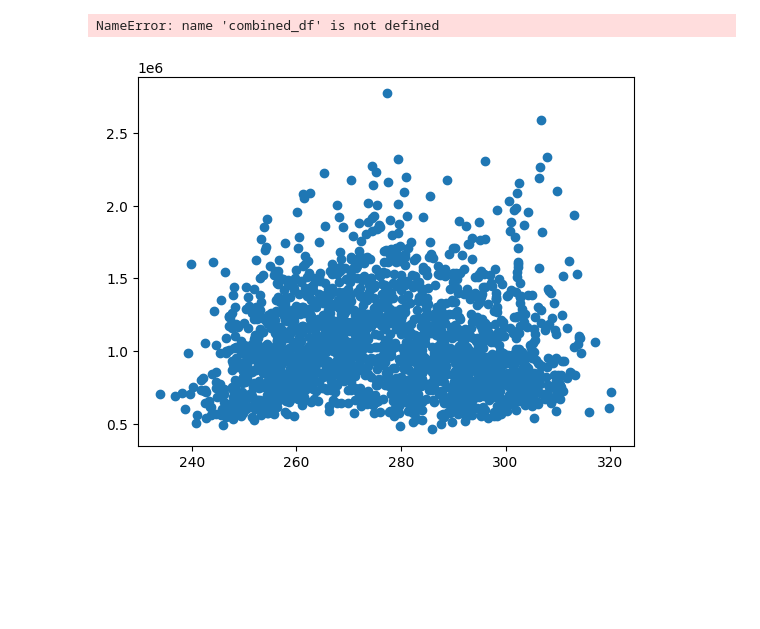
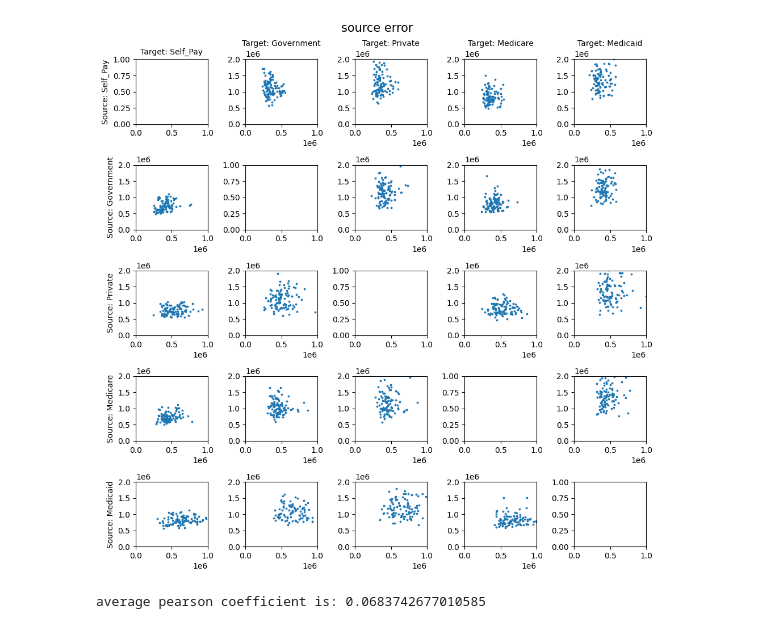
Before and after one commit to causalpathlab/EHR-OT, a Jupyter notebook: mimic_exp/admission/mimic_exp4_bound.ipynb, the cells around one changed output. Drawn from its saved outputs; the diff is of its cells as text; code cells hidden in the pictures; blank space fills up the shorter version.

```diff
--- a/mimic_exp/admission/mimic_exp4_bound.ipynb
+++ b/mimic_exp/admission/mimic_exp4_bound.ipynb
@@ -104,7 +94,0 @@ plt.show()
-# %%
-group_name = "insurance"
-group_1 = 'Medicare'
-group_2 = 'Medicaid'
-score_path = os.path.join(mimic_output_dir, f"exp4_{group_name}_{group_2}2{group_1}_OT.csv")
-score_df = pd.read_csv(score_path, header=0, index_col=None)
-score_df
@@ -125,13 +95,26 @@ score_df
-# %%
-eval_metric = 'rmse'
-# metric_ratios = np.divide(score_df[f'trans_target_{eval_metric}']score_df[f'target_{eval_metric}'], score_df[f'target_{eval_metric}'])
-sc = plt.scatter(combined_df['label_div_score'], combined_df['wa_dist'], c=combined_df[f'trans_target_{eval_metric}'], s=5)
-plt.colorbar(sc)
-plt.show()
-# %% [output]
-NameError: name 'combined_df' is not defined
-# %%
-plt.scatter(combined_df['wa_dist'], combined_df[f'trans_target_{eval_metric}'])
-plt.show()
-# %% [output]
-[figure, removed]
+# %%
+fig, axs = plt.subplots(len(groups), len(groups))
+fig.set_figwidth(10)
+fig.set_figheight(10)
+xaxis = f"source_{eval_metric}"
+avg_corr = 0
+
+for i, group_1 in enumerate(groups):
+    for j, group_2 in enumerate(groups):
+        if j == 0:
+            axs[i, j].set_ylabel(f'Source: {group_1}', fontsize=10)
+        if i == 0:
+            axs[i, j].set_title(f'Target: {group_2}', fontsize=10)
+        if group_1 == group_2:
+            continue
+        corr, _ = read_plot(group_name, group_1, group_2, eval_metric, axs[i, j], xaxis)
+        avg_corr += corr
+fig.suptitle("source error", fontsize=15)
+plt.tight_layout()
+fig_path = os.path.join(mimic_output_dir, f"exp4_{group_name}_{xaxis}_bound.pdf")
+plt.savefig(fig_path)
+plt.show()
+print("average pearson coefficient is:", avg_corr/(len(groups)*(len(groups)-1)))
+# %% [output]
+[figure, added]
+average pearson coefficient is: 0.0683742677010585
```
Also changed, not shown: parts of 6 cells of this notebook, 45 other files.
